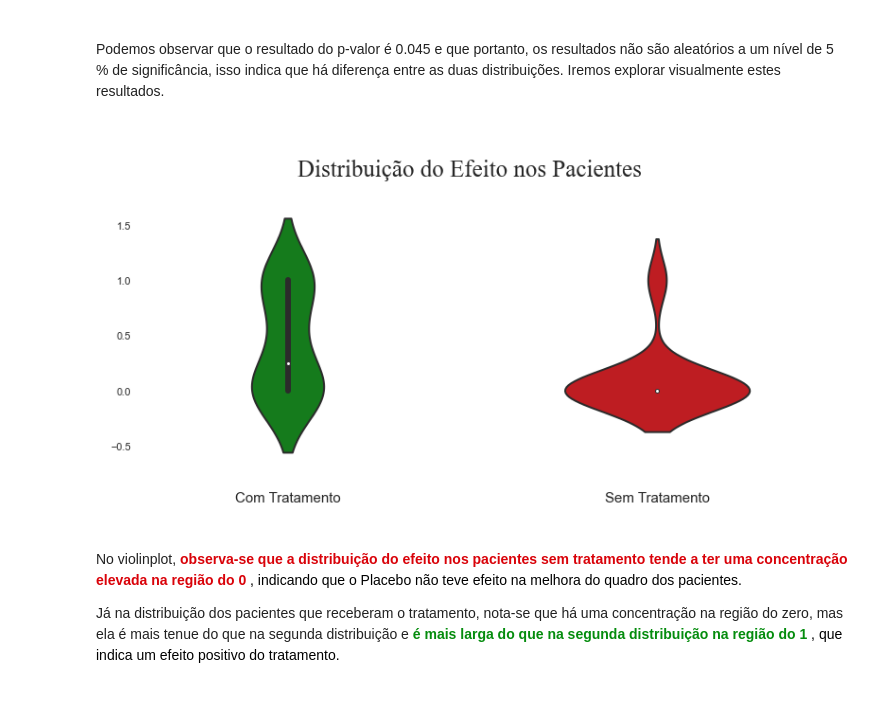
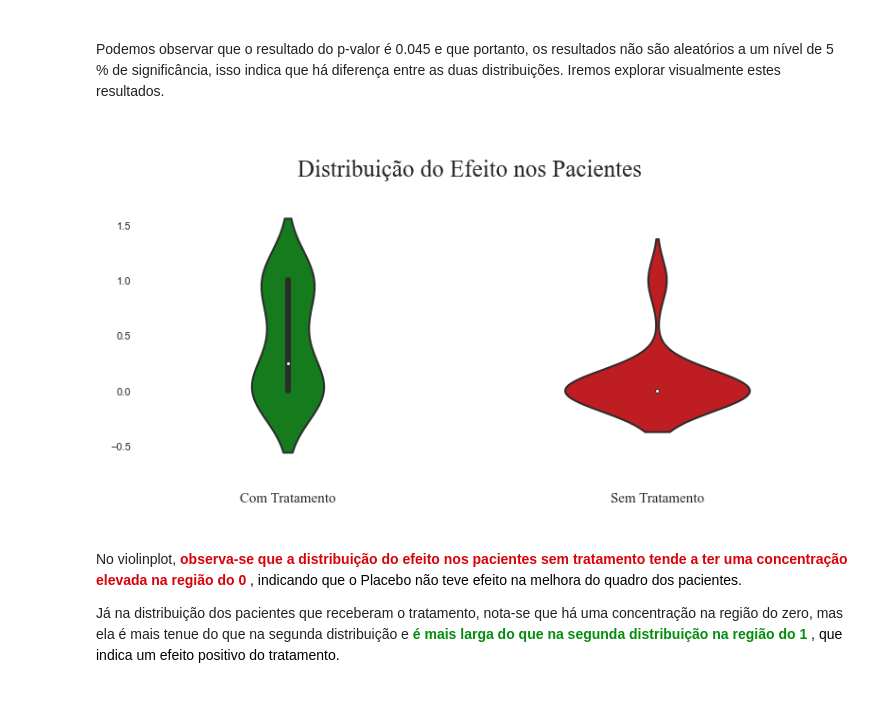
Before and after one commit to Data-Aqa/trilha-ciencia-de-dados, a Jupyter notebook: estatistica/testes de hipotese/mann_whitney/Mann-Whitney.ipynb, the cells around one changed output. Cells and saved outputs as stored; diff of their text form; code cells hidden in the pictures.

```diff
--- a/estatistica/testes de hipotese/mann_whitney/Mann-Whitney.ipynb
+++ b/estatistica/testes de hipotese/mann_whitney/Mann-Whitney.ipynb
@@ -383,7 +455,7 @@ man_data  =  arthritis_data.query('Sex == "Male"') # dados para o plot
 # Configurações de legenda
 
 csfont = {'fontname':'Times New Roman'}
-paises = ['Com Tratamento', 'Sem Tratamento']
+pacientes = ['Com Tratamento', 'Sem Tratamento']
 paleta = ['#048c0d','#d90209']
 
 # Configurações da formatação da figura
@@ -391,35 +463,36 @@ paleta = ['#048c0d','#d90209']
 fig = plt.gcf()
 fig.set_size_inches(14, 5)
 
 # Formatando eixos
 
 ax = plt.subplot()
 ax.spines[['right','left','top','bottom']].set_visible(False)
 
 
 # Criando o violinplot
 
 sns.violinplot(
     x = 'Treatment', y = 'Results', data = man_data,
     width = 0.5, palette = paleta, linewidth= 2
 
 )
 
 
 
 
 # Atribuindo e modificando títulos
 
 plt.xlabel('')
 plt.ylabel('')
-plt.xticks([0,1],labels = paises,fontsize = 15 , y = - 0.07)
+plt.xticks([0,1],labels = pacientes, **csfont,fontsize = 15 , y = - 0.07)
 plt.yticks(x = 0.05)
+
 plt.title('Distribuição do Efeito nos Pacientes ', **csfont,fontsize = 25, y = 1.1 )
 
 
 plt.show()
 # %% [output]
-[figure, old version]
+[figure, new version]
 # %% [markdown]
 
 <br>
```
Also changed, not shown: parts of 17 cells of this notebook, 2 other files.
